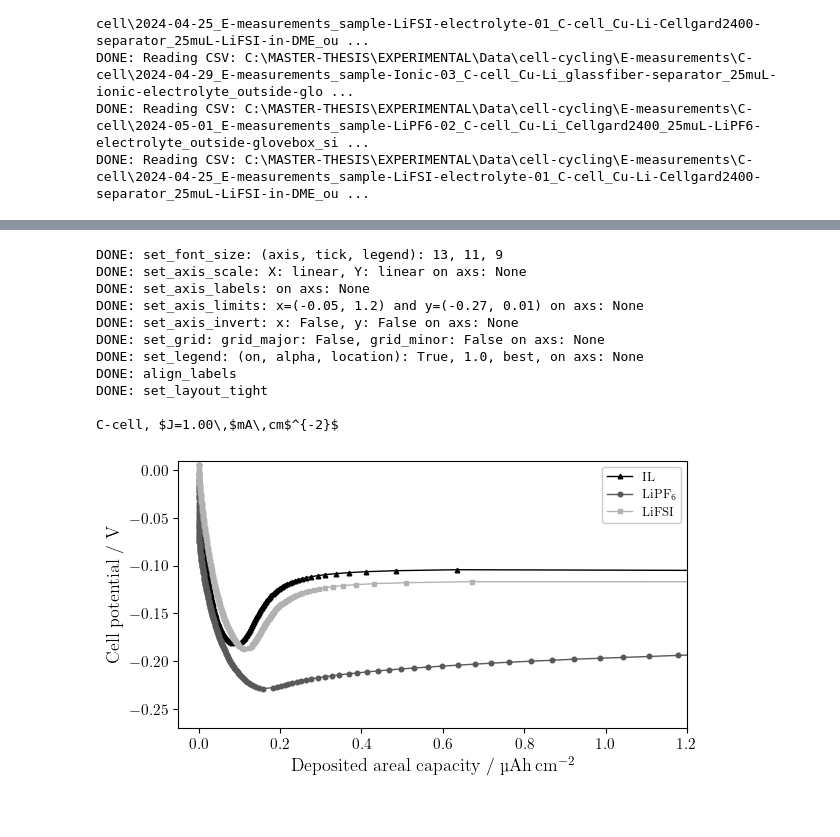
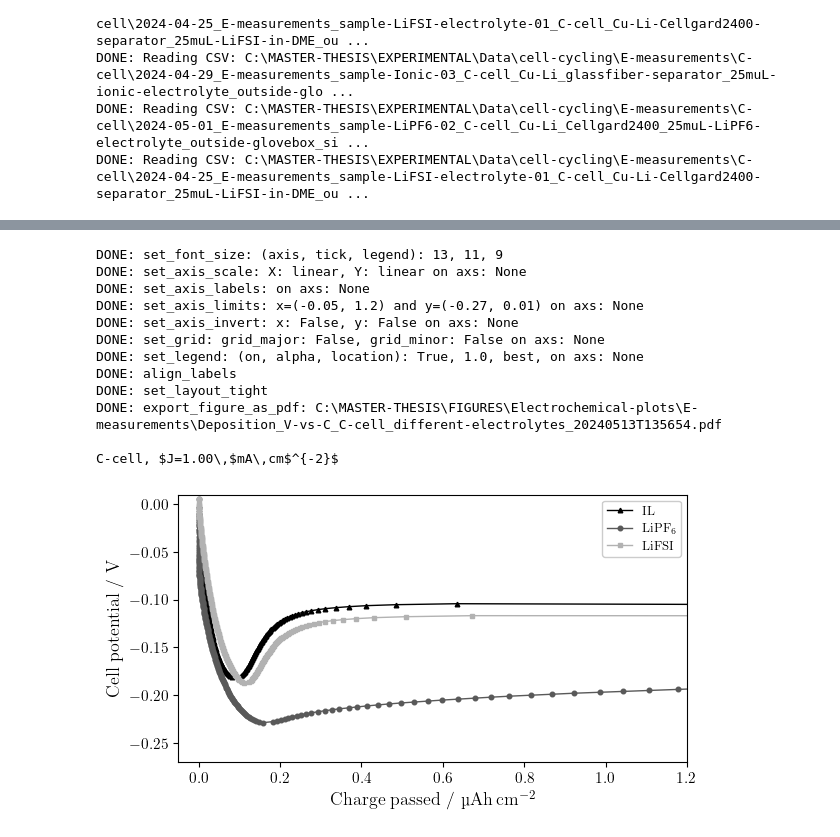
Before and after one commit to GottfridOlsson/MASTER-THESIS, a Jupyter notebook: EXPERIMENTAL/Python-scripts/Electrochemical-plots.ipynb, the cells around one changed output, grey strips where cells are left out. Cells and saved outputs as stored; diff of their text form; code cells hidden in the pictures.

```diff
--- a/EXPERIMENTAL/Python-scripts/Electrochemical-plots.ipynb
+++ b/EXPERIMENTAL/Python-scripts/Electrochemical-plots.ipynb
@@ -403,7 +404,7 @@ for i, ax in enumerate(axs):
     f.set_font_size(axis=font_size_axis, tick=font_size_tick, legend=font_size_legend)
     f.set_axis_scale(   ax, xScale_string='linear', yScale_string='linear')
     if i==len(axs)-1:
-        f.set_axis_labels(  ax, x_label='Deposited areal capacity / \\textmu Ah\\,cm$^{-2}$', y_label='Cell potential / V')
+        f.set_axis_labels(  ax, x_label='Charge passed / \\textmu Ah\\,cm$^{-2}$', y_label='Cell potential / V')
     else:
         f.set_axis_labels(  ax, x_label='', y_label='Cell potential / V')
     f.set_axis_invert(  ax, x_invert=False, y_invert=False)
@@ -416,7 +417,7 @@ f.align_labels(fig)
 f.set_layout_tight(fig)
 
 PDF_path_JP_V_vs_C_different_J_one_cell_type_per_subplot = electrochemical_figures_export_root_path + 'JP-measurements\\Deposition_V-vs-C_function-of-J_cell-type-per-subplot_' + get_current_date_and_time_as_ISO8601_string() + '.pdf'
-#f.export_figure_as_pdf(PDF_path_JP_V_vs_C_different_J_one_cell_type_per_subplot)
+f.export_figure_as_pdf(PDF_path_JP_V_vs_C_different_J_one_cell_type_per_subplot)
 print('\nDifferent $J$ for different cell types, all \\sigma=0.02 (except T-cell, J=0.1, for which sigma=0.10)')
 plt.show()
 # %% [output]
@@ -487,7 +488,7 @@ for i, ax in enumerate(axs):
     f.set_font_size(axis=font_size_axis, tick=font_size_tick, legend=font_size_legend)
     f.set_axis_scale(   ax, xScale_string='linear', yScale_string='linear')
     if i==len(axs)-1:
-        f.set_axis_labels(  ax, x_label='Deposited areal capacity / \\textmu Ah\\,cm$^{-2}$', y_label='Cell potential / V')
+        f.set_axis_labels(  ax, x_label='Charge passed / \\textmu Ah\\,cm$^{-2}$', y_label='Cell potential / V')
     else:
         f.set_axis_labels(  ax, x_label='', y_label='Cell potential / V')
     f.set_axis_invert(  ax, x_invert=False, y_invert=False)
@@ -498,7 +499,7 @@ for i, ax in enumerate(axs):
 f.align_labels(fig)
 f.set_layout_tight(fig)
 PDF_path_JP_V_vs_C_different_celltypes_one_J_per_subplot = electrochemical_figures_export_root_path + 'JP-measurements\\Deposition_V-vs-C_function-of-cell-type_one-J-per-subplot_' + axis_limits_string + get_current_date_and_time_as_ISO8601_string() + '.pdf'
-#f.export_figure_as_pdf(PDF_path_JP_V_vs_C_different_celltypes_one_J_per_subplot)
+f.export_figure_as_pdf(PDF_path_JP_V_vs_C_different_celltypes_one_J_per_subplot)
 print('\nDifferent celltypes for different $J$, all \\sigma=0.02 (except T-cell, J=0.1, for which sigma=0.10)')
 plt.show()
 # %% [output]
@@ -541,7 +542,7 @@ axs.plot(A9_392nAcutoff_CP_deposited_amount,   A9_392nAcutoff_CP[1], linewidth=1
 # Settings for each axis (axs)
 f.set_font_size(axis=font_size_axis, tick=font_size_tick, legend=font_size_legend)
 f.set_axis_scale(   axs, xScale_string='linear', yScale_string='linear')
-f.set_axis_labels(  axs, x_label='Deposited areal capacity / \\textmu Ah\\,cm$^{-2}$', y_label='Cell potential / V')
+f.set_axis_labels(  axs, x_label='Charge passed / \\textmu Ah\\,cm$^{-2}$', y_label='Cell potential / V')
 f.set_axis_limits(  axs, xmin=-0.05, xmax=1.2, ymin=-0.45, ymax=0.01)
 f.set_axis_invert(  axs, x_invert=False, y_invert=False)
 f.set_grid(         axs, grid_major_on=grid_major, grid_major_linewidth=0.7, grid_minor_on=grid_minor, grid_minor_linewidth=0.3) # set_grid must be after set_axis_scale for some reason (at least with 'log')
@@ -550,7 +551,7 @@ f.set_legend(       axs, legend_on=legend_on, alpha=1.0, location='best')
 f.align_labels(fig)
 f.set_layout_tight(fig)
 PDF_path_Li_deposition_same_Icutoff392nA_different_J = electrochemical_figures_export_root_path + 'JP-measurements\\Deposition_V-vs-C_C-cell_same-I-cutoff-392nA_different-J_' + get_current_date_and_time_as_ISO8601_string() + '.pdf'
-#f.export_figure_as_pdf(PDF_path_Li_deposition_same_Icutoff392nA_different_J)
+f.export_figure_as_pdf(PDF_path_Li_deposition_same_Icutoff392nA_different_J)
 
 plt.show()
 # %% [output]
@@ -602,7 +604,7 @@ axs.plot(A9_392nAcutoff_CP_deposited_amount,   A9_392nAcutoff_CP[1], linewidth=1
 # Settings for each axis (axs)
 f.set_font_size(axis=font_size_axis, tick=font_size_tick, legend=font_size_legend*0.75)
 f.set_axis_scale(   axs, xScale_string='linear', yScale_string='linear')
-f.set_axis_labels(  axs, x_label='Deposited areal capacity / \\textmu Ah\\,cm$^{-2}$', y_label='Cell potential / V')
+f.set_axis_labels(  axs, x_label='Charge passed / \\textmu Ah\\,cm$^{-2}$', y_label='Cell potential / V')
 f.set_axis_limits(  axs, xmin=-0.05, xmax=1.2, ymin=-0.445, ymax=0.01)
 f.set_axis_invert(  axs, x_invert=False, y_invert=False)
 f.set_grid(         axs, grid_major_on=grid_major, grid_major_linewidth=0.7, grid_minor_on=grid_minor, grid_minor_linewidth=0.3) # set_grid must be after set_axis_scale for some reason (at least with 'log')
@@ -611,7 +613,7 @@ f.set_legend(       axs, legend_on=legend_on, alpha=1.0, location='upper right')
 f.align_labels(fig)
 f.set_layout_tight(fig)
 PDF_path_Li_deposition_same_Icutoff392nA_different_J_comparison = electrochemical_figures_export_root_path + 'JP-measurements\\Deposition_V-vs-C_C-cell_same-I-cutoff-392nA_vs_same-sigma0.02_different-J_' + get_current_date_and_time_as_ISO8601_string() + '.pdf'
-#f.export_figure_as_pdf(PDF_path_Li_deposition_same_Icutoff392nA_different_J_comparison)
+f.export_figure_as_pdf(PDF_path_Li_deposition_same_Icutoff392nA_different_J_comparison)
 plt.show()
 # %% [output]
 DONE: set_font_size: (axis, tick, legend): 13, 11, 6.75
@@ -733,33 +736,34 @@ fig, axs = plt.subplots(nrows=1, ncols=1, figsize=(fig_width_cm/2.54, fig_height
 axs.plot(E_Ionic_CP_desposited_amount, E_Ionic_CP[1], linewidth=1, linestyle='-', color=three_grayscale_colors[0], marker=markers[0], markersize=marker_sizes[0], label='IL')
 axs.plot(E_LiPF6_CP_desposited_amount, E_LiPF6_CP[1], linewidth=1, linestyle='-', color=three_grayscale_colors[1], marker=markers[1], markersize=marker_sizes[1], label='LiPF$_6$')
 axs.plot(E_LiFSI_CP_desposited_amount, E_LiFSI_CP[1], linewidth=1, linestyle='-', color=three_grayscale_colors[2], marker=markers[2], markersize=marker_sizes[2], label='LiFSI')
 
 # Settings for each axis (axs)
 f.set_font_size(axis=font_size_axis, tick=font_size_tick, legend=font_size_legend)
 f.set_axis_scale(   axs, xScale_string='linear', yScale_string='linear')
-f.set_axis_labels(  axs, x_label='Deposited areal capacity / \\textmu Ah\\,cm$^{-2}$', y_label='Cell potential / V')
+f.set_axis_labels(  axs, x_label='Charge passed / \\textmu Ah\\,cm$^{-2}$', y_label='Cell potential / V')
 f.set_axis_limits(  axs, xmin=-0.05, xmax=1.2, ymin=-0.27, ymax=0.01)
 f.set_axis_invert(  axs, x_invert=False, y_invert=False)
 f.set_grid(         axs, grid_major_on=grid_major, grid_major_linewidth=0.7, grid_minor_on=grid_minor, grid_minor_linewidth=0.3) # set_grid must be after set_axis_scale for some reason (at least with 'log')
 f.set_legend(       axs, legend_on=legend_on, alpha=1.0, location='best')
 
 f.align_labels(fig)
 f.set_layout_tight(fig)
 PDF_path_Li_deposition_different_electrolytes = electrochemical_figures_export_root_path + 'E-measurements\\Deposition_V-vs-C_C-cell_different-electrolytes_' + get_current_date_and_time_as_ISO8601_string() + '.pdf'
-#f.export_figure_as_pdf(PDF_path_Li_deposition_different_electrolytes)
+f.export_figure_as_pdf(PDF_path_Li_deposition_different_electrolytes)
 
 print('\nC-cell, $J=1.00\\,$mA\\,cm$^{-2}$')
 plt.show()
 # %% [output]
 DONE: set_font_size: (axis, tick, legend): 13, 11, 9
 DONE: set_axis_scale: X: linear, Y: linear on axs: None
 DONE: set_axis_labels: on axs: None
 DONE: set_axis_limits: x=(-0.05, 1.2) and y=(-0.27, 0.01) on axs: None
 DONE: set_axis_invert: x: False, y: False on axs: None
 DONE: set_grid: grid_major: False, grid_minor: False on axs: None
 DONE: set_legend: (on, alpha, location): True, 1.0, best, on axs: None
 DONE: align_labels
 DONE: set_layout_tight
+DONE: export_figure_as_pdf: C:\MASTER-THESIS\FIGURES\Electrochemical-plots\E-measurements\Deposition_V-vs-C_C-cell_different-electrolytes_20240513T135654.pdf
 
 C-cell, $J=1.00\,$mA\,cm$^{-2}$
-[figure, old version]
+[figure, new version]
```
Also changed, not shown: parts of 7 cells of this notebook, 42 other files.
